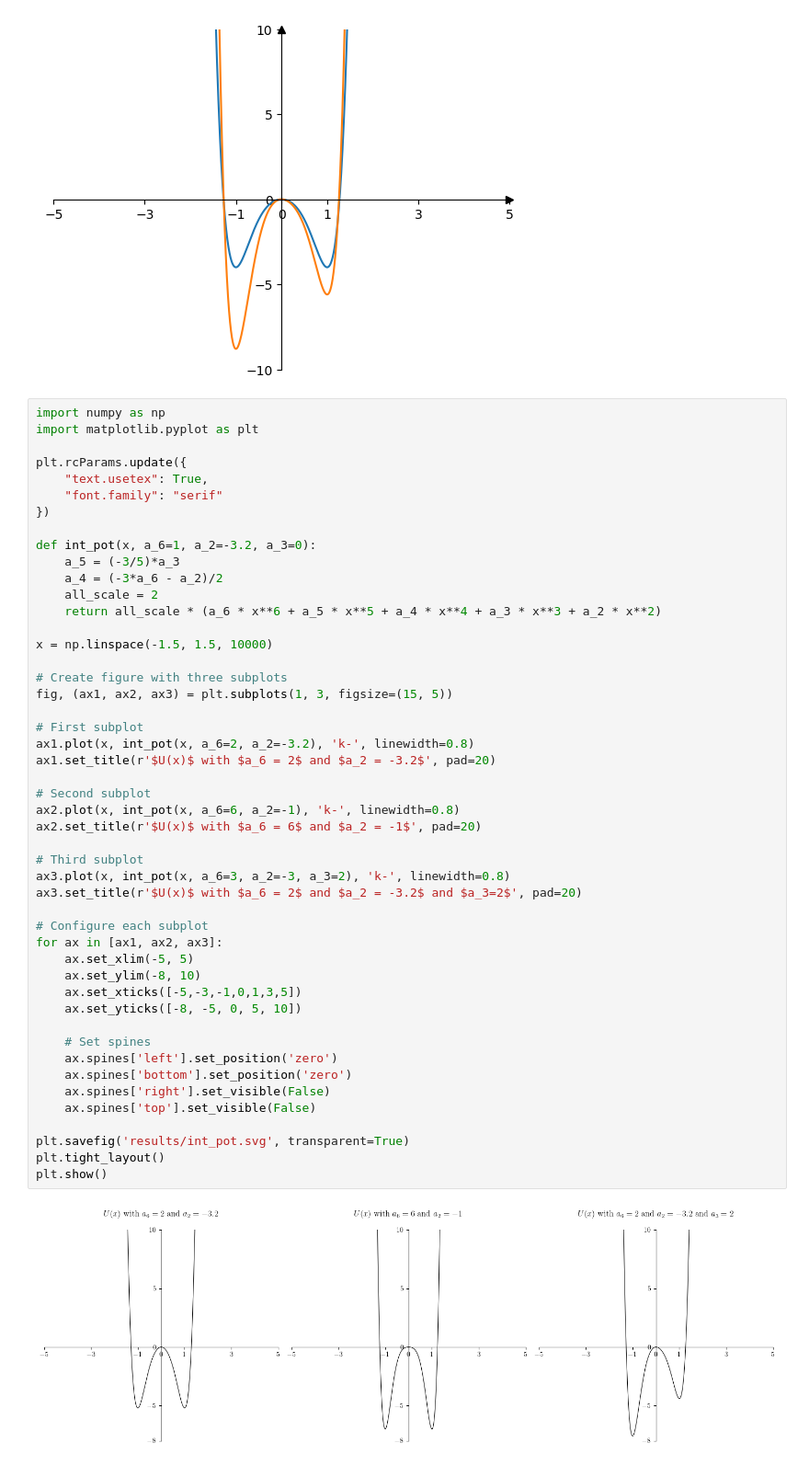
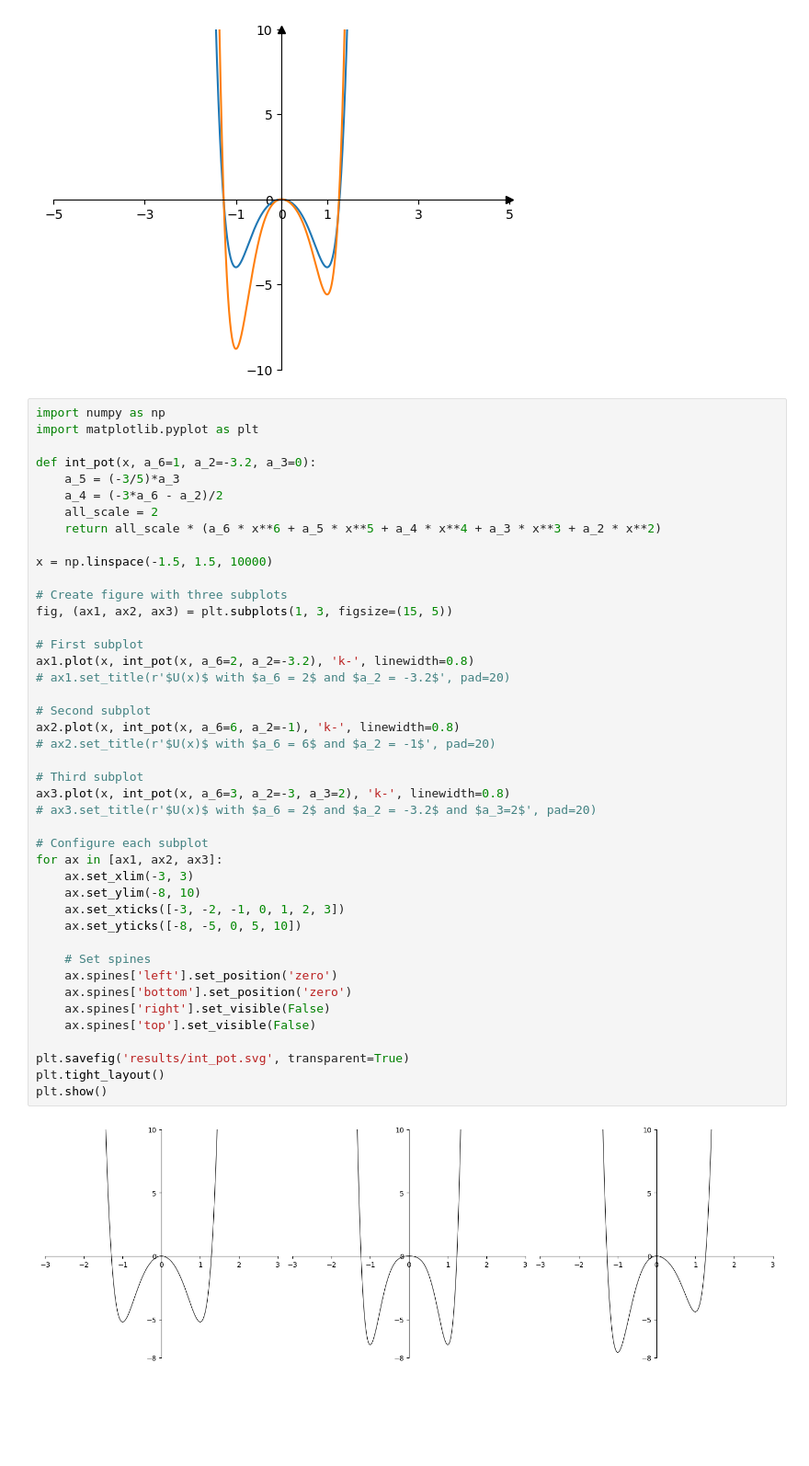
Before and after one commit to abhirao-03/stochastic-resonance, a Jupyter notebook: quick_test.ipynb, the cells around one changed output. Shown: that part at 92% size. Cells and saved outputs as stored; diff of their text form; blank space fills up the shorter version.

```diff
--- a/quick_test.ipynb
+++ b/quick_test.ipynb
@@ -74,11 +74,6 @@ plt.show()
 # %%
 import numpy as np
 import matplotlib.pyplot as plt
-
-plt.rcParams.update({
-    "text.usetex": True,
-    "font.family": "serif"
-})
 
 def int_pot(x, a_6=1, a_2=-3.2, a_3=0):
     a_5 = (-3/5)*a_3
@@ -88,36 +83,36 @@ def int_pot(x, a_6=1, a_2=-3.2, a_3=0):
 
 x = np.linspace(-1.5, 1.5, 10000)
 
 # Create figure with three subplots
 fig, (ax1, ax2, ax3) = plt.subplots(1, 3, figsize=(15, 5))
 
 # First subplot
 ax1.plot(x, int_pot(x, a_6=2, a_2=-3.2), 'k-', linewidth=0.8)
-ax1.set_title(r'$U(x)$ with $a_6 = 2$ and $a_2 = -3.2$', pad=20)
+# ax1.set_title(r'$U(x)$ with $a_6 = 2$ and $a_2 = -3.2$', pad=20)
 
 # Second subplot
 ax2.plot(x, int_pot(x, a_6=6, a_2=-1), 'k-', linewidth=0.8)
-ax2.set_title(r'$U(x)$ with $a_6 = 6$ and $a_2 = -1$', pad=20)
+# ax2.set_title(r'$U(x)$ with $a_6 = 6$ and $a_2 = -1$', pad=20)
 
 # Third subplot
 ax3.plot(x, int_pot(x, a_6=3, a_2=-3, a_3=2), 'k-', linewidth=0.8)
-ax3.set_title(r'$U(x)$ with $a_6 = 2$ and $a_2 = -3.2$ and $a_3=2$', pad=20)
+# ax3.set_title(r'$U(x)$ with $a_6 = 2$ and $a_2 = -3.2$ and $a_3=2$', pad=20)
 
 # Configure each subplot
 for ax in [ax1, ax2, ax3]:
-    ax.set_xlim(-5, 5)
+    ax.set_xlim(-3, 3)
     ax.set_ylim(-8, 10)
-    ax.set_xticks([-5,-3,-1,0,1,3,5])
+    ax.set_xticks([-3, -2, -1, 0, 1, 2, 3])
     ax.set_yticks([-8, -5, 0, 5, 10])
 
     # Set spines
     ax.spines['left'].set_position('zero')
     ax.spines['bottom'].set_position('zero')
     ax.spines['right'].set_visible(False)
     ax.spines['top'].set_visible(False)
 
 plt.savefig('results/int_pot.svg', transparent=True)
 plt.tight_layout()
 plt.show()
 # %% [output]
-[figure, old version]
+[figure, new version]
```
Also changed, not shown: 1 other file.
